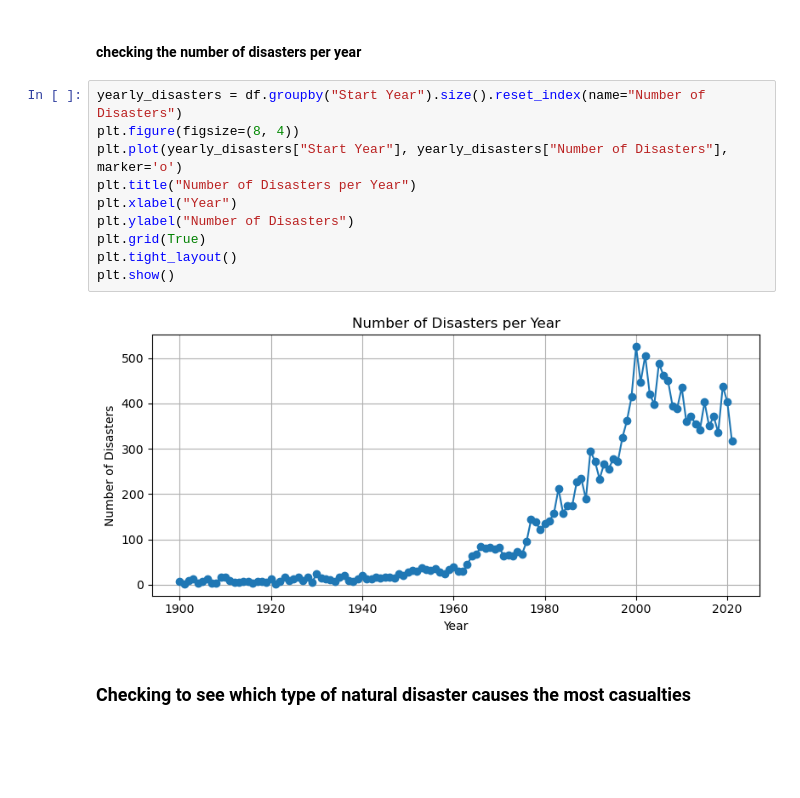
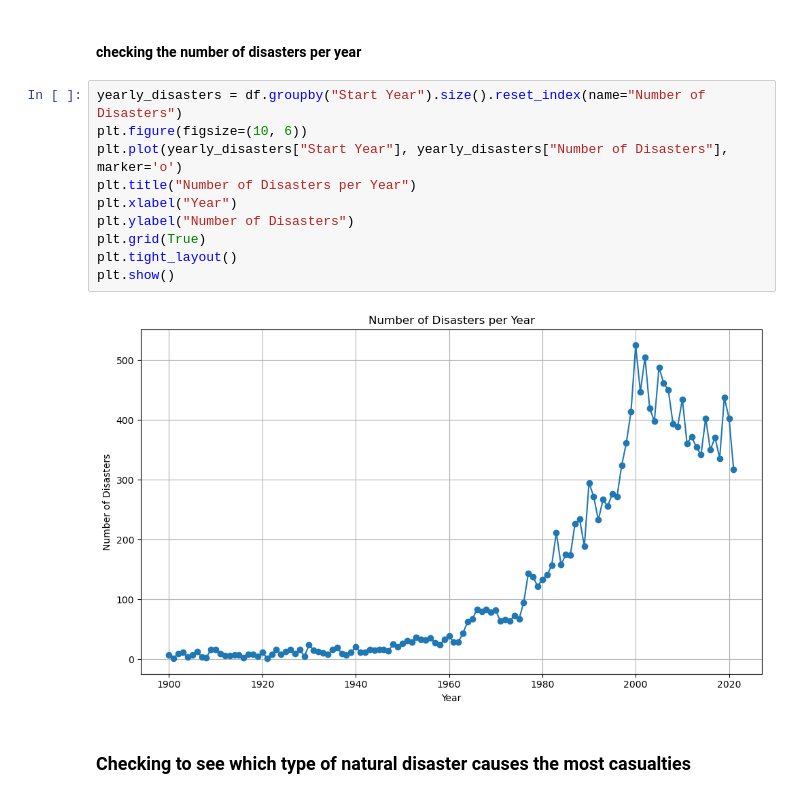
Before and after one commit to TitanicEclair/Demographic-Forecast, a Jupyter notebook: EDA_Demographic_Disaster.ipynb, the cells around one changed output. Saved outputs shown, nothing was run; the diff lists cells and outputs as text; blank space fills up the shorter version.

```diff
--- a/EDA_Demographic_Disaster.ipynb
+++ b/EDA_Demographic_Disaster.ipynb
@@ -110,16 +110,16 @@ df[columnstofill] = df[columnstofill].fillna(0)
 #### checking the number of disasters per year
 # %%
 yearly_disasters = df.groupby("Start Year").size().reset_index(name="Number of Disasters")
-plt.figure(figsize=(8, 4))
+plt.figure(figsize=(10, 6))
 plt.plot(yearly_disasters["Start Year"], yearly_disasters["Number of Disasters"], marker='o')
 plt.title("Number of Disasters per Year")
 plt.xlabel("Year")
 plt.ylabel("Number of Disasters")
 plt.grid(True)
 plt.tight_layout()
 plt.show()
 # %% [output]
-[figure, old version]
+[figure, new version]
 # %% [markdown]
 ### Checking to see which type of natural disaster causes the most casualties
 # %%
```
Also changed, not shown: parts of 20 cells of this notebook.
